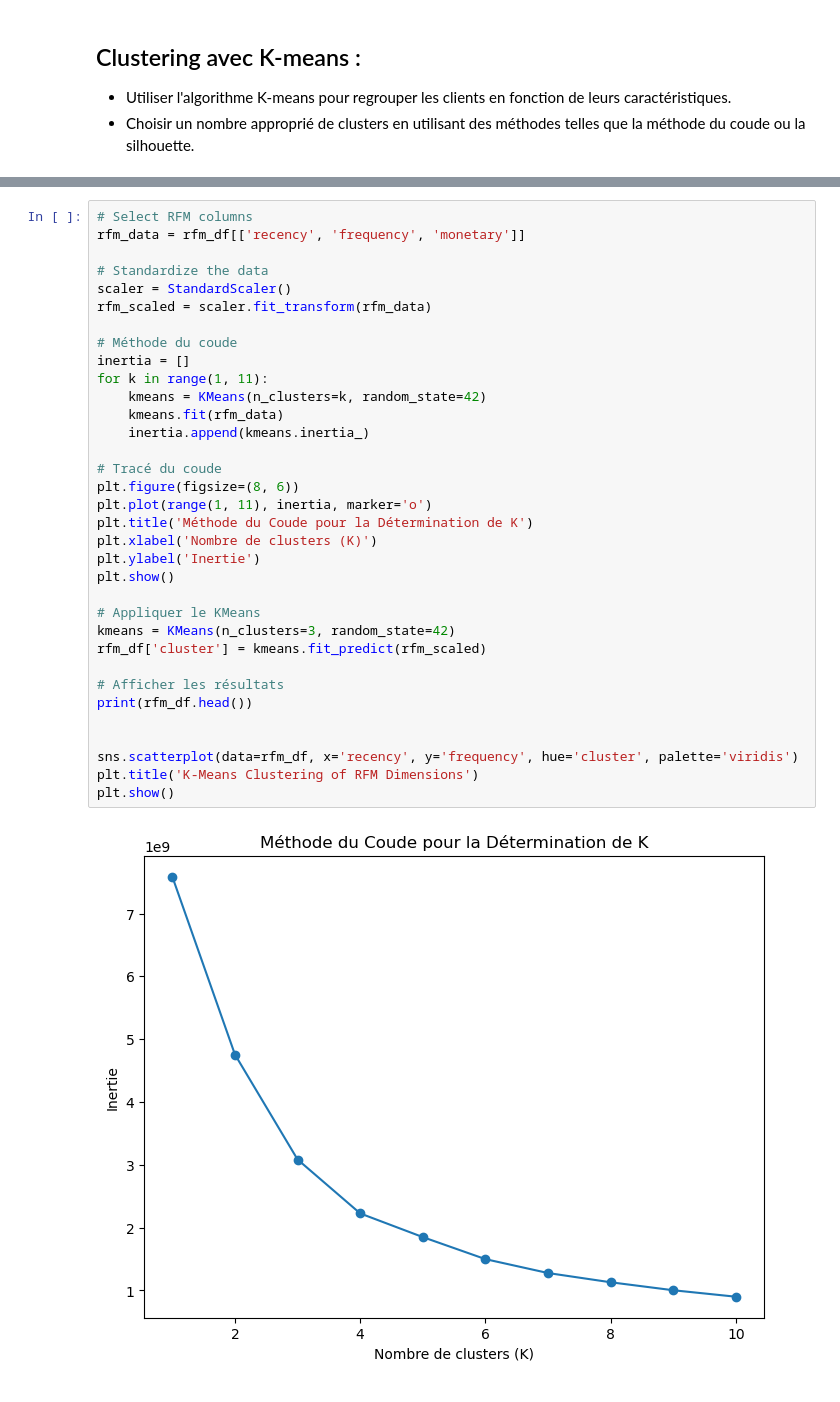
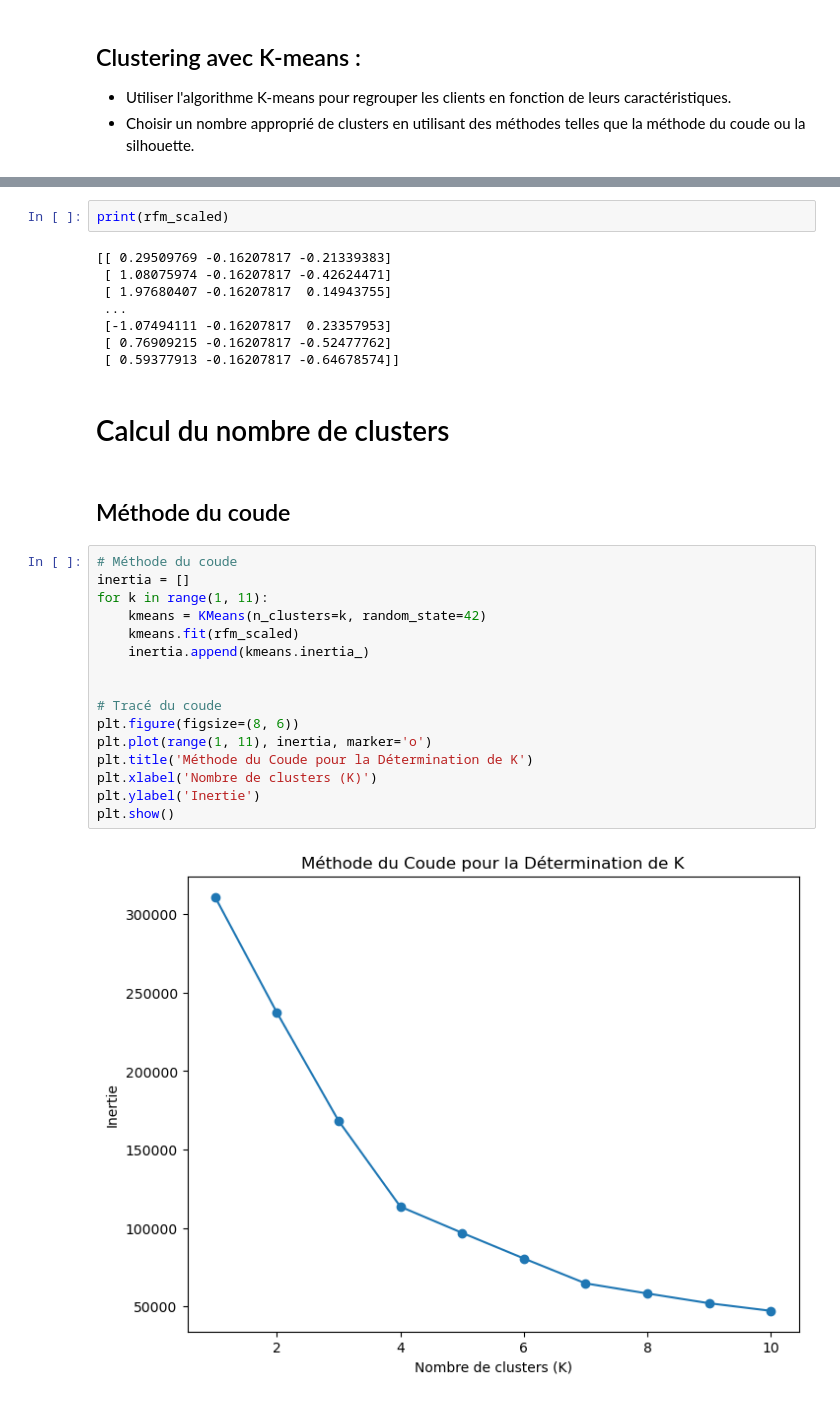
Before and after one commit to Tarek-D/P5-Unsupervised-Learning, a Jupyter notebook: unsupervised-learning.ipynb, the cells around one changed output, grey strips where cells are left out. Drawn from its saved outputs; the diff is of its cells as text.

```diff
--- a/unsupervised-learning.ipynb
+++ b/unsupervised-learning.ipynb
@@ -71,36 +79,32 @@ rfm_df.head()
+# %%
+print(rfm_scaled)
+# %% [output]
+[[ 0.29509769 -0.16207817 -0.21339383]
+ [ 1.08075974 -0.16207817 -0.42624471]
+ [ 1.97680407 -0.16207817  0.14943755]
+ ...
+ [-1.07494111 -0.16207817  0.23357953]
+ [ 0.76909215 -0.16207817 -0.52477762]
+ [ 0.59377913 -0.16207817 -0.64678574]]
+# %% [markdown]
+# Calcul du nombre de clusters
+# %% [markdown]
+## Méthode du coude
 # %%
-# Select RFM columns
-rfm_data = rfm_df[['recency', 'frequency', 'monetary']]
-
-# Standardize the data
-scaler = StandardScaler()
-rfm_scaled = scaler.fit_transform(rfm_data)
-
 # Méthode du coude
 inertia = []
 for k in range(1, 11):
     kmeans = KMeans(n_clusters=k, random_state=42)
-    kmeans.fit(rfm_data)
+    kmeans.fit(rfm_scaled)
     inertia.append(kmeans.inertia_)
+
 
 # Tracé du coude
 plt.figure(figsize=(8, 6))
 plt.plot(range(1, 11), inertia, marker='o')
 plt.title('Méthode du Coude pour la Détermination de K')
 plt.xlabel('Nombre de clusters (K)')
 plt.ylabel('Inertie')
 plt.show()
-
-# Appliquer le KMeans
-kmeans = KMeans(n_clusters=3, random_state=42)
-rfm_df['cluster'] = kmeans.fit_predict(rfm_scaled)
-
-# Afficher les résultats
-print(rfm_df.head())
-
-
-sns.scatterplot(data=rfm_df, x='recency', y='frequency', hue='cluster', palette='viridis')
-plt.title('K-Means Clustering of RFM Dimensions')
-plt.show()
 # %% [output]
-[figure, old version]
+[figure, new version]
```
Also changed, not shown: parts of 25 cells of this notebook, 3 other files.
